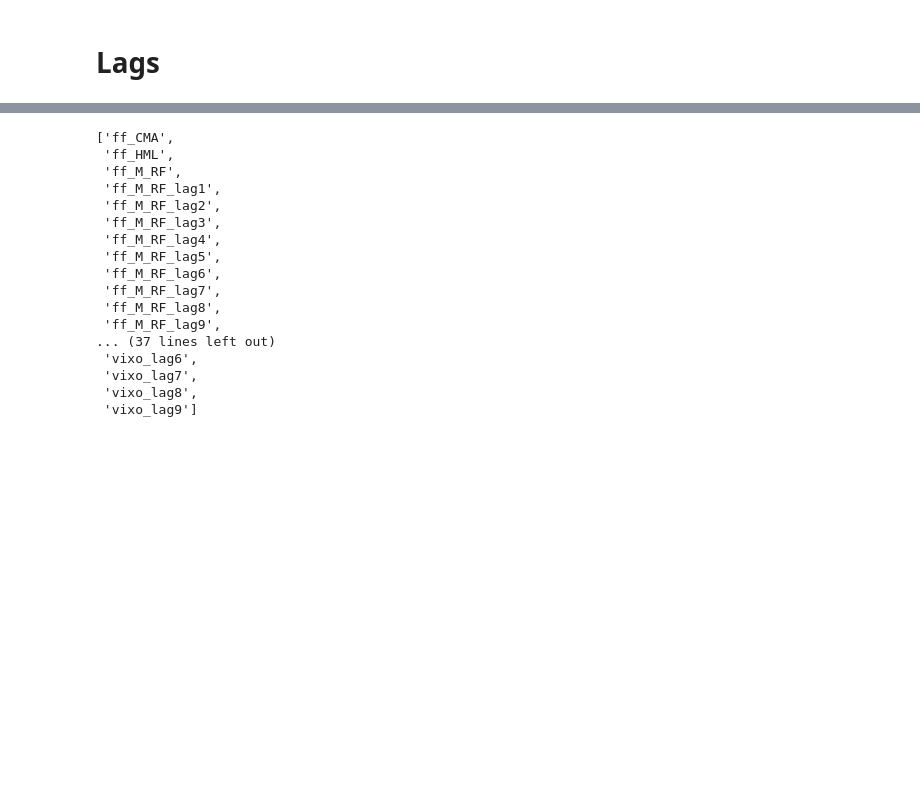
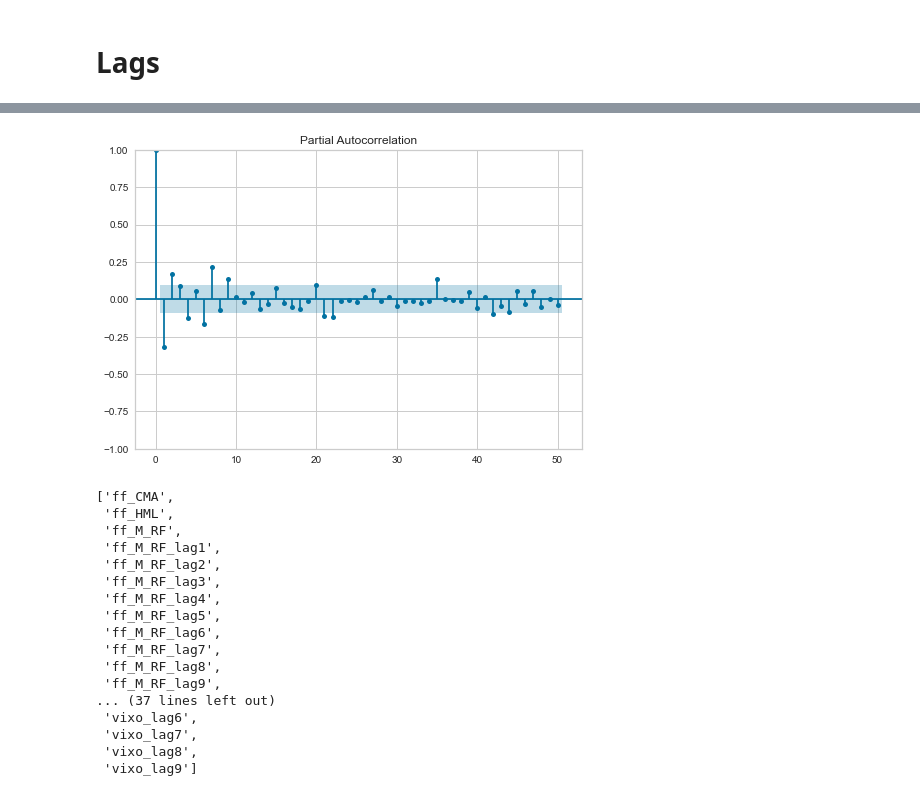
Before and after one commit to lukasgrahl/bachelor, a Jupyter notebook: notebooks/2.1-prepros.ipynb, the cells around one changed output, grey strips where cells are left out. Drawn from its saved outputs; the diff is of its cells as text; code cells hidden in the pictures; blank space fills up the shorter version.

```diff
--- a/notebooks/2.1-prepros.ipynb
+++ b/notebooks/2.1-prepros.ipynb
@@ -215,3 +236,7 @@ df_cross_corr(x,
+# %%
+auto_corr(df_w.sp_close, no_lags=50, partial=True);
+# %% [output]
+[figure, added]
 # %%
 df_w, _ = shift_var_relative_to_df(df_w, "termspread", no_lags=[1, 2, 3, 4, 5, 6, 7, 8, 9, 10, 11, 12, 13, 14, 15])
 df_w, _ = shift_var_relative_to_df(df_w, "ff_M_RF", no_lags=[1, 2, 3, 4, 5, 6, 7, 8, 9])
```
Also changed, not shown: parts of 18 cells of this notebook, 5 other files.
